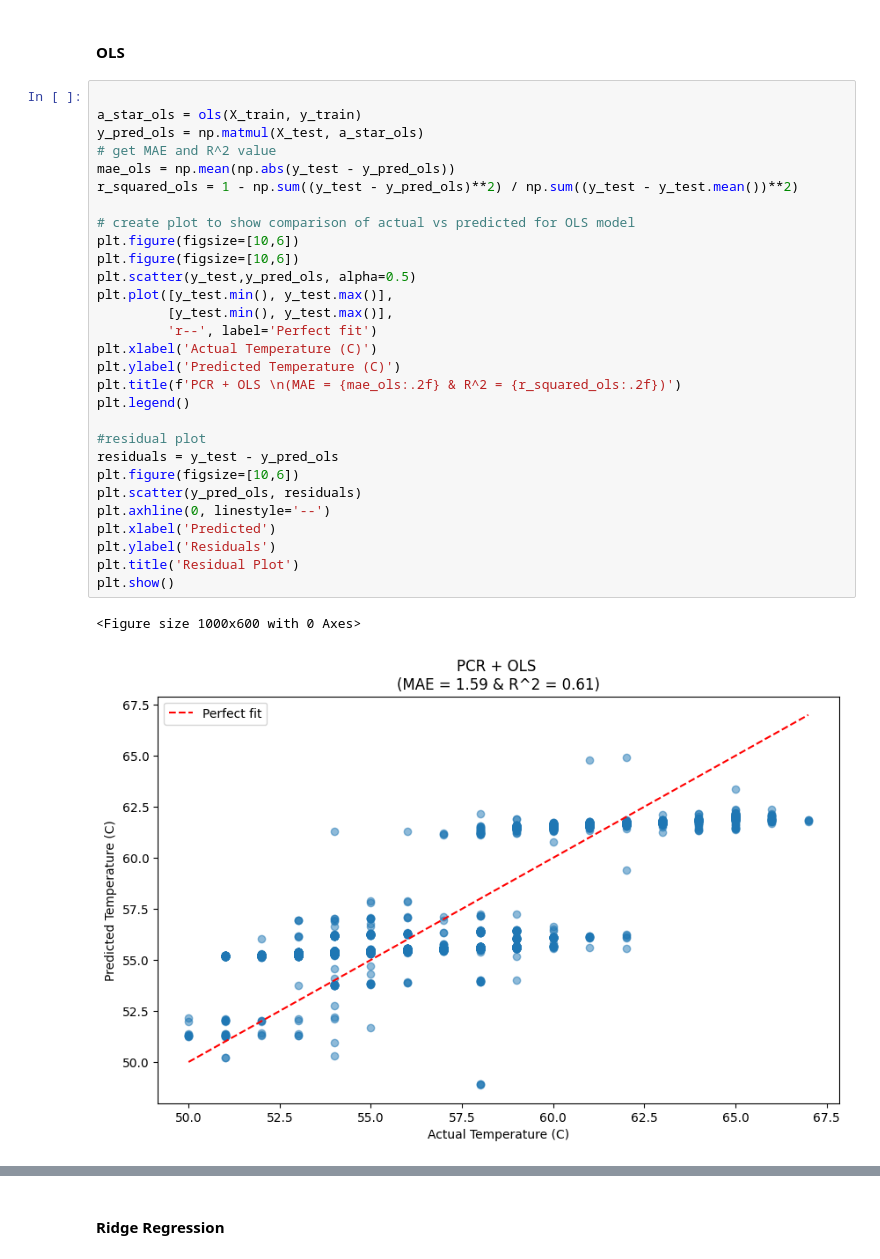
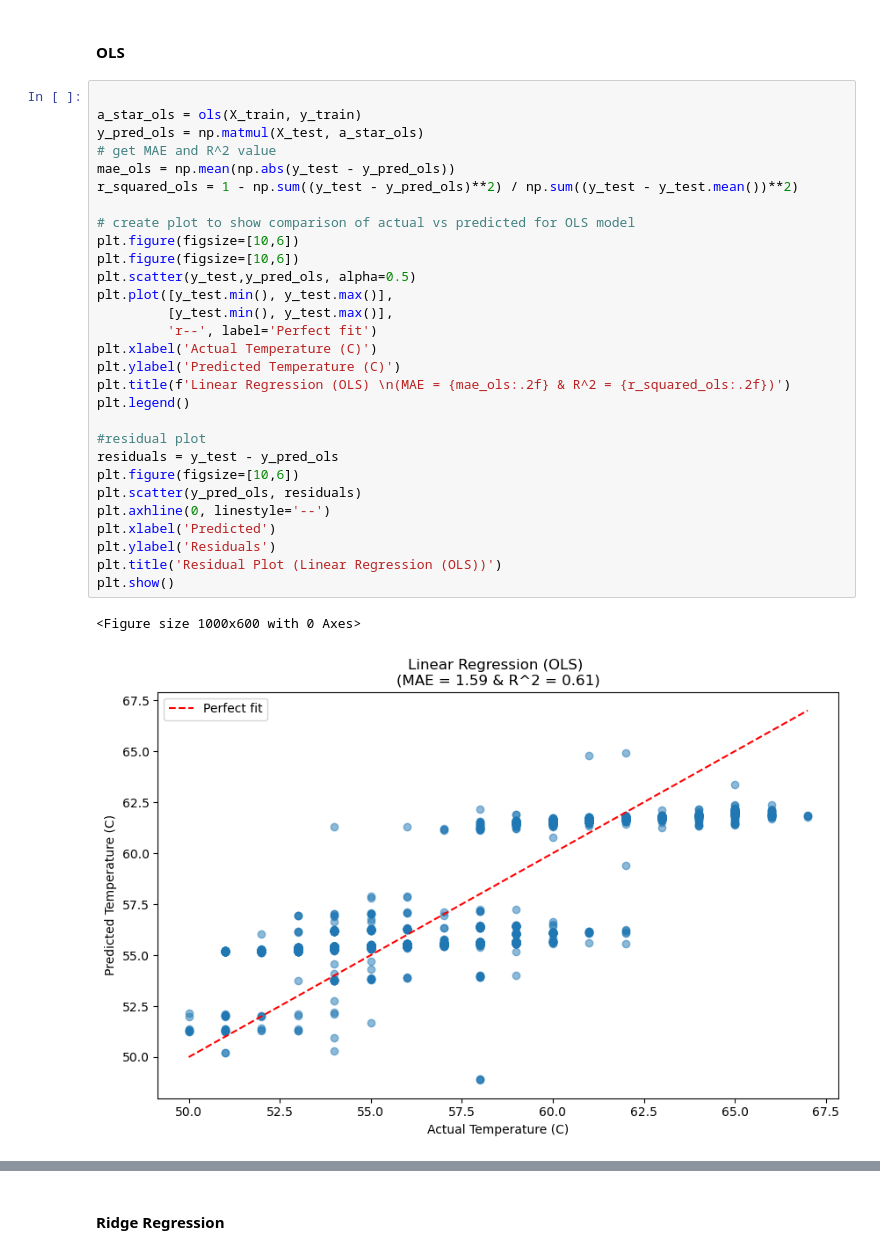
Before and after one commit to alexdiabliu/gpu-perf-metrics-4H03, a Jupyter notebook: Preproccess_manual.ipynb, the cells around one changed output, grey strips where cells are left out. Drawn from its saved outputs; the diff is of its cells as text.

```diff
--- a/Preproccess_manual.ipynb
+++ b/Preproccess_manual.ipynb
@@ -221,32 +268,32 @@ def ridge(theta, y, mu):
 # %%
 
 a_star_ols = ols(X_train, y_train)
 y_pred_ols = np.matmul(X_test, a_star_ols)
 # get MAE and R^2 value
 mae_ols = np.mean(np.abs(y_test - y_pred_ols))
 r_squared_ols = 1 - np.sum((y_test - y_pred_ols)**2) / np.sum((y_test - y_test.mean())**2)
 
 # create plot to show comparison of actual vs predicted for OLS model
 plt.figure(figsize=[10,6])
 plt.figure(figsize=[10,6])
 plt.scatter(y_test,y_pred_ols, alpha=0.5)
 plt.plot([y_test.min(), y_test.max()],
          [y_test.min(), y_test.max()],
          'r--', label='Perfect fit')
 plt.xlabel('Actual Temperature (C)')
 plt.ylabel('Predicted Temperature (C)')
-plt.title(f'PCR + OLS \n(MAE = {mae_ols:.2f} & R^2 = {r_squared_ols:.2f})')
+plt.title(f'Linear Regression (OLS) \n(MAE = {mae_ols:.2f} & R^2 = {r_squared_ols:.2f})')
 plt.legend()
 
 #residual plot
 residuals = y_test - y_pred_ols
 plt.figure(figsize=[10,6])
 plt.scatter(y_pred_ols, residuals)
 plt.axhline(0, linestyle='--')
 plt.xlabel('Predicted')
 plt.ylabel('Residuals')
-plt.title('Residual Plot')
+plt.title('Residual Plot (Linear Regression (OLS))')
 plt.show()
 # %% [output]
 <Figure size 1000x600 with 0 Axes>
-[figure, old version]
+[figure, new version]
```
Also changed, not shown: parts of 14 cells of this notebook.
